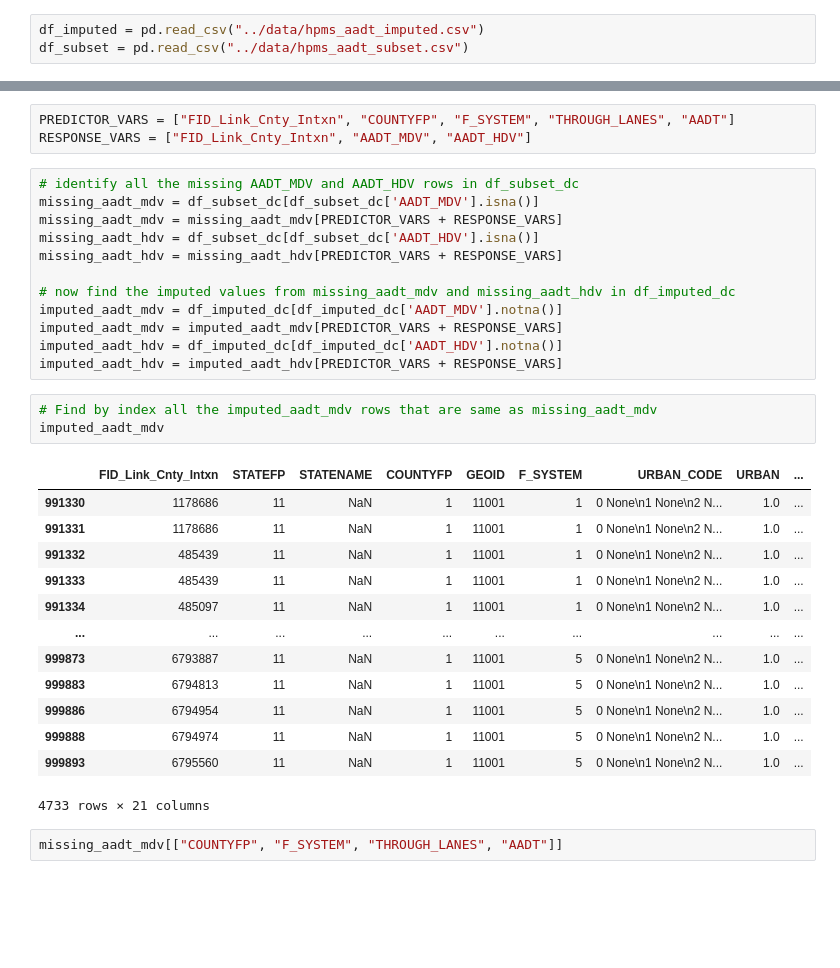
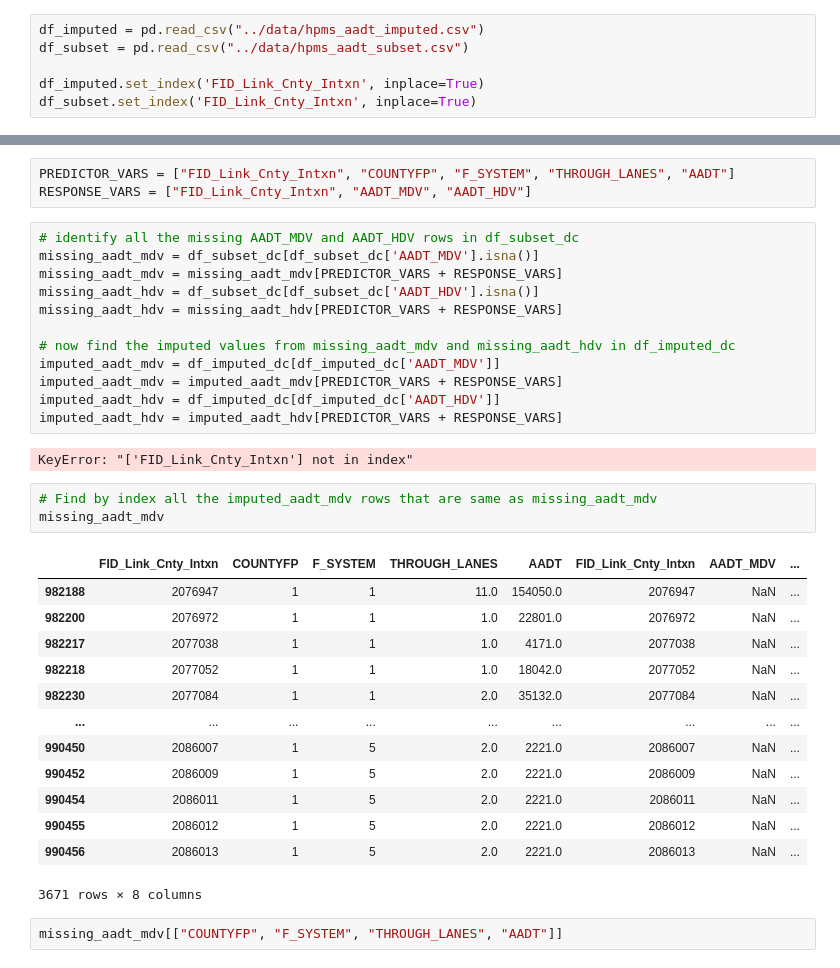
Before and after one commit to aviralchawla/HPMSTrafficData, a Jupyter notebook: src/aadt_ppc.ipynb, the cells around one changed output, grey strips where cells are left out. Saved outputs shown, nothing was run; the diff lists cells and outputs as text; blank space fills up the shorter version.

Commit message:
fixed the missing values error

```diff
--- a/src/aadt_ppc.ipynb
+++ b/src/aadt_ppc.ipynb
@@ -7,6 +7,9 @@ import matplotlib.pyplot as plt
 # %%
 df_imputed = pd.read_csv("../data/hpms_aadt_imputed.csv")
 df_subset = pd.read_csv("../data/hpms_aadt_subset.csv")
+
+df_imputed.set_index('FID_Link_Cnty_Intxn', inplace=True)
+df_subset.set_index('FID_Link_Cnty_Intxn', inplace=True)
 # %%
 # filter for DC by statefps
 df_imputed_dc = df_imputed[df_imputed['STATEFP'] == 11]
@@ -31,27 +56,29 @@ missing_aadt_hdv = df_subset_dc[df_subset_dc['AADT_HDV'].isna()]
 missing_aadt_hdv = missing_aadt_hdv[PREDICTOR_VARS + RESPONSE_VARS]
 
 # now find the imputed values from missing_aadt_mdv and missing_aadt_hdv in df_imputed_dc
-imputed_aadt_mdv = df_imputed_dc[df_imputed_dc['AADT_MDV'].notna()]
+imputed_aadt_mdv = df_imputed_dc[df_imputed_dc['AADT_MDV']]
 imputed_aadt_mdv = imputed_aadt_mdv[PREDICTOR_VARS + RESPONSE_VARS]
-imputed_aadt_hdv = df_imputed_dc[df_imputed_dc['AADT_HDV'].notna()]
+imputed_aadt_hdv = df_imputed_dc[df_imputed_dc['AADT_HDV']]
 imputed_aadt_hdv = imputed_aadt_hdv[PREDICTOR_VARS + RESPONSE_VARS]
+# %% [output]
+KeyError: "['FID_Link_Cnty_Intxn'] not in index"
 # %%
 # Find by index all the imputed_aadt_mdv rows that are same as missing_aadt_mdv
-imputed_aadt_mdv
+missing_aadt_mdv
 # %% [output]
-|  | FID_Link_Cnty_Intxn | STATEFP | STATENAME | COUNTYFP | GEOID | F_SYSTEM | URBAN_CODE | URBAN | ... |
-| 991330 | 1178686 | 11 | NaN | 1 | 11001 | 1 | 0 None\n1 None\n2 N... | 1.0 | ... |
-| 991331 | 1178686 | 11 | NaN | 1 | 11001 | 1 | 0 None\n1 None\n2 N... | 1.0 | ... |
-| 991332 | 485439 | 11 | NaN | 1 | 11001 | 1 | 0 None\n1 None\n2 N... | 1.0 | ... |
-| 991333 | 485439 | 11 | NaN | 1 | 11001 | 1 | 0 None\n1 None\n2 N... | 1.0 | ... |
-| 991334 | 485097 | 11 | NaN | 1 | 11001 | 1 | 0 None\n1 None\n2 N... | 1.0 | ... |
-| ... | ... | ... | ... | ... | ... | ... | ... | ... | ... |
-| 999873 | 6793887 | 11 | NaN | 1 | 11001 | 5 | 0 None\n1 None\n2 N... | 1.0 | ... |
-| 999883 | 6794813 | 11 | NaN | 1 | 11001 | 5 | 0 None\n1 None\n2 N... | 1.0 | ... |
-| 999886 | 6794954 | 11 | NaN | 1 | 11001 | 5 | 0 None\n1 None\n2 N... | 1.0 | ... |
-| 999888 | 6794974 | 11 | NaN | 1 | 11001 | 5 | 0 None\n1 None\n2 N... | 1.0 | ... |
-| 999893 | 6795560 | 11 | NaN | 1 | 11001 | 5 | 0 None\n1 None\n2 N... | 1.0 | ... |
+|  | FID_Link_Cnty_Intxn | COUNTYFP | F_SYSTEM | THROUGH_LANES | AADT | FID_Link_Cnty_Intxn | AADT_MDV | ... |
+| 982188 | 2076947 | 1 | 1 | 11.0 | 154050.0 | 2076947 | NaN | ... |
+| 982200 | 2076972 | 1 | 1 | 1.0 | 22801.0 | 2076972 | NaN | ... |
+| 982217 | 2077038 | 1 | 1 | 1.0 | 4171.0 | 2077038 | NaN | ... |
+| 982218 | 2077052 | 1 | 1 | 1.0 | 18042.0 | 2077052 | NaN | ... |
+| 982230 | 2077084 | 1 | 1 | 2.0 | 35132.0 | 2077084 | NaN | ... |
+| ... | ... | ... | ... | ... | ... | ... | ... | ... |
+| 990450 | 2086007 | 1 | 5 | 2.0 | 2221.0 | 2086007 | NaN | ... |
+| 990452 | 2086009 | 1 | 5 | 2.0 | 2221.0 | 2086009 | NaN | ... |
+| 990454 | 2086011 | 1 | 5 | 2.0 | 2221.0 | 2086011 | NaN | ... |
+| 990455 | 2086012 | 1 | 5 | 2.0 | 2221.0 | 2086012 | NaN | ... |
+| 990456 | 2086013 | 1 | 5 | 2.0 | 2221.0 | 2086013 | NaN | ... |
-4733 rows × 21 columns
+3671 rows × 8 columns
 # %%
 missing_aadt_mdv[["COUNTYFP", "F_SYSTEM", "THROUGH_LANES", "AADT"]]
 # %% [output]
```
Also changed, not shown: parts of 6 cells of this notebook, 2 other files.
